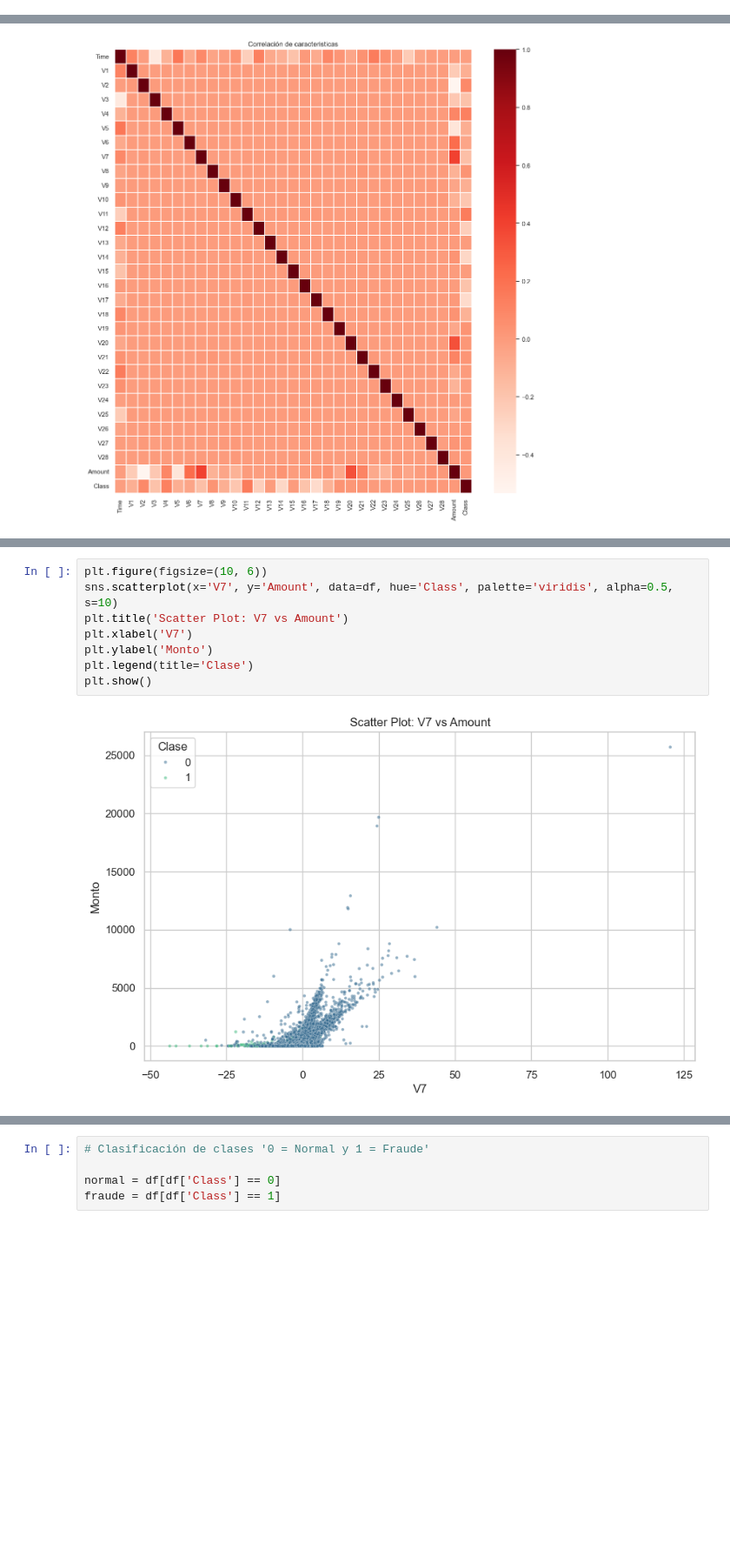
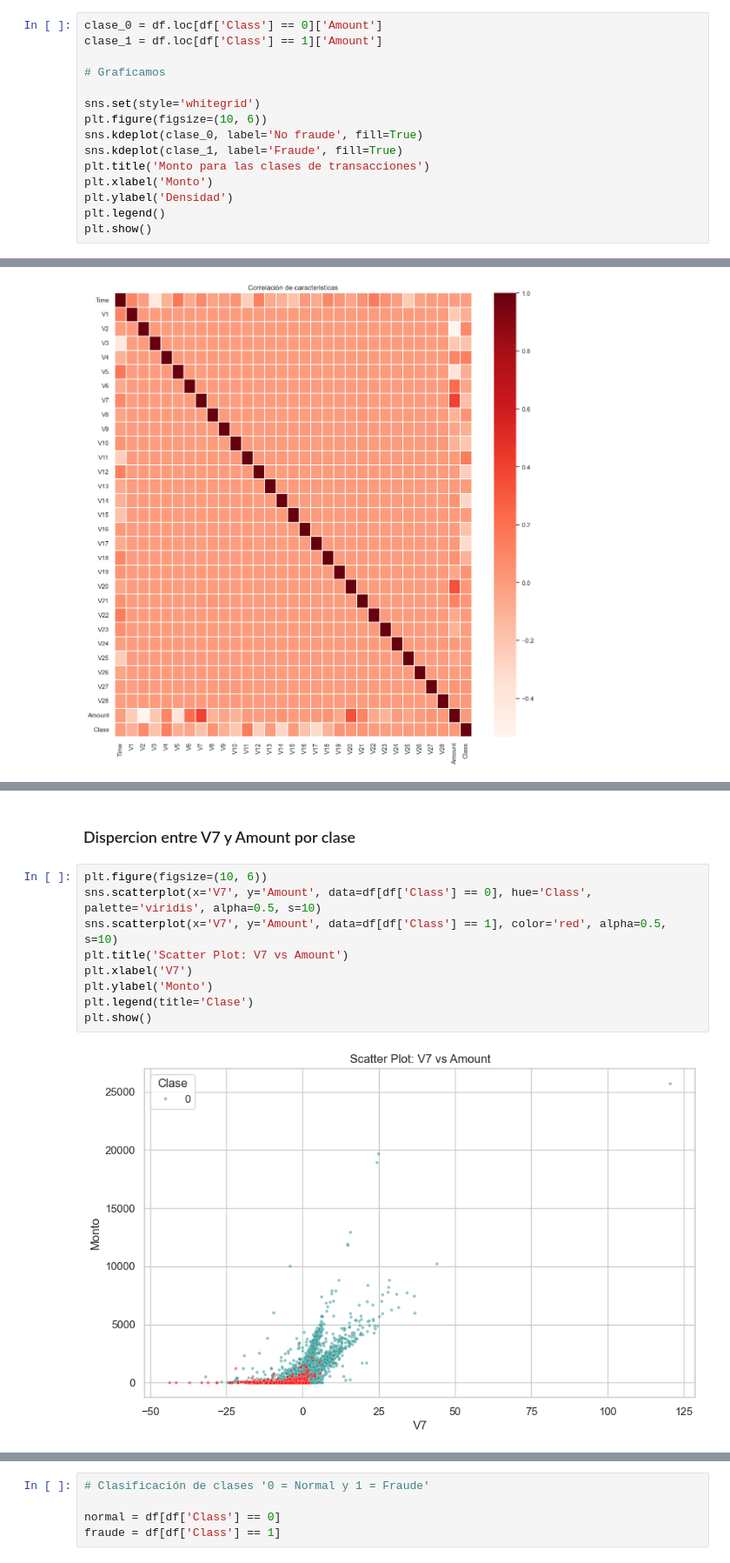
Before and after one commit to No-Country-simulation/c19-128-t-data-bi, a Jupyter notebook: Notebooks/CC_fraud_detection.ipynb, the cells around one changed output, grey strips where cells are left out. Shown at 87% size. Cells and saved outputs as stored; diff of their text form; blank space fills up the shorter version.

```diff
--- a/Notebooks/CC_fraud_detection.ipynb
+++ b/Notebooks/CC_fraud_detection.ipynb
@@ -177,3 +185,18 @@ s = sns.boxplot(ax = ax2, x="Class", y="Amount", hue="Class",data=df, palette="P
 plt.show()
 # %% [output]
 [figure]
+# %%
+clase_0 = df.loc[df['Class'] == 0]['Amount']
+clase_1 = df.loc[df['Class'] == 1]['Amount']
+
+# Graficamos
+
+sns.set(style='whitegrid')
+plt.figure(figsize=(10, 6))
+sns.kdeplot(clase_0, label='No fraude', fill=True)
+sns.kdeplot(clase_1, label='Fraude', fill=True)
+plt.title('Monto para las clases de transacciones')
+plt.xlabel('Monto')
+plt.ylabel('Densidad')
+plt.legend()
+plt.show()
@@ -202,10 +232,13 @@ plt.show()
+# %% [markdown]
+### Dispercion entre V7 y Amount por clase
 # %%
 plt.figure(figsize=(10, 6))
-sns.scatterplot(x='V7', y='Amount', data=df, hue='Class', palette='viridis', alpha=0.5, s=10)
+sns.scatterplot(x='V7', y='Amount', data=df[df['Class'] == 0], hue='Class', palette='viridis', alpha=0.5, s=10)
+sns.scatterplot(x='V7', y='Amount', data=df[df['Class'] == 1], color='red', alpha=0.5, s=10)
 plt.title('Scatter Plot: V7 vs Amount')
 plt.xlabel('V7')
 plt.ylabel('Monto')
 plt.legend(title='Clase')
 plt.show()
 # %% [output]
-[figure, old version]
+[figure, new version]
```
Also changed, not shown: parts of 33 cells of this notebook.
